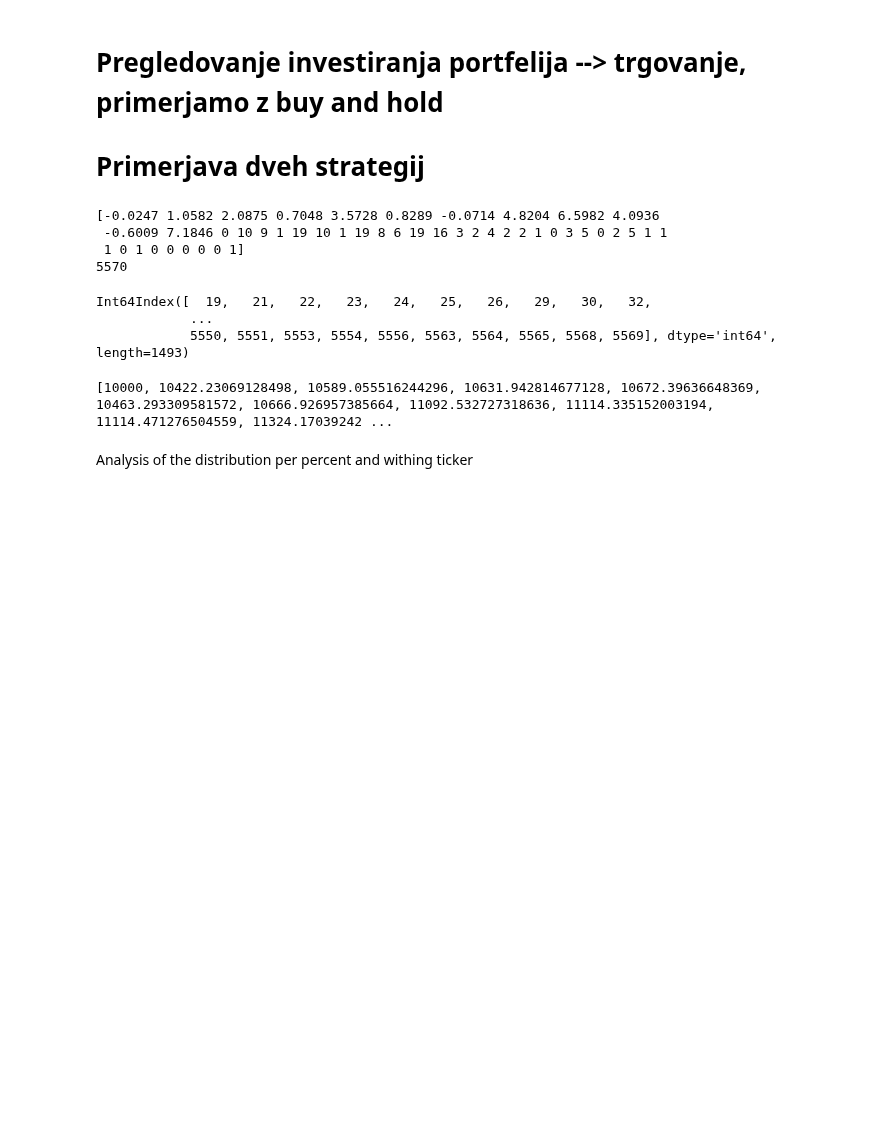
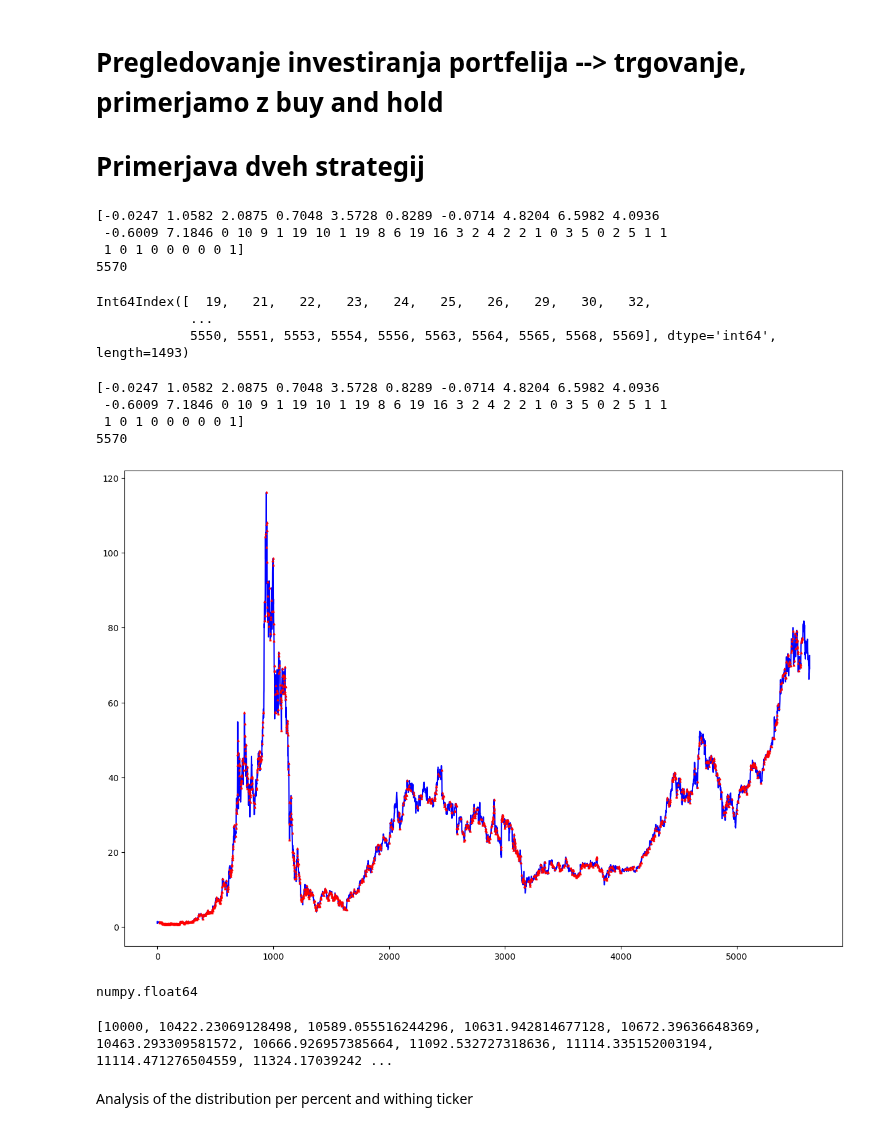
Before and after one commit to cookie1111/diplo, a Jupyter notebook: data_explorer.ipynb, the cells around one changed output. Saved outputs shown, nothing was run; the diff lists cells and outputs as text; code cells hidden in the pictures; blank space fills up the shorter version.

Commit message:
visualised the predictions, did a bit of investment strategy groundwork next: looking intoalternative classification scores f0.5 has potential

```diff
--- a/data_explorer.ipynb
+++ b/data_explorer.ipynb
@@ -1192,0 +1189,15 @@ def investment_based_on_pivots(df,pivots):
+# %%
+def visualize_pivot_points(pivots,stock):
+    plt.plot(range(len(stock.open)),stock.open,color='b',zorder=0)
+    plt.scatter(pivots,stock.open.iloc[pivots],marker='^',color='r',s=4,zorder=1)
+    plt.show()
+
+pivots = combined_filter_strategy(res.loc[(res["Ticker"] == "AABA") & (res["Percent"] == 10)]['Train_solution'].iloc[0],ticker400_data['AABA'].iloc[int(len(ticker400_data)/4*3)].date,ticker400_data['AABA'],n_lagged = 20)
+stock = ticker400_data["AABA"]
+visualize_pivot_points(pivots,stock)
+# %% [output]
+[-0.0247 1.0582 2.0875 0.7048 3.5728 0.8289 -0.0714 4.8204 6.5982 4.0936
+ -0.6009 7.1846 0 10 9 1 19 10 1 19 8 6 19 16 3 2 4 2 2 1 0 3 5 0 2 5 1 1
+ 1 0 1 0 0 0 0 0 1]
+5570
+[figure, added]
@@ -1193,3 +1255,7 @@ def investment_based_on_pivots(df,pivots):
+# %%
+ticker400_data["AABA"].iloc[0].open
+# %% [output]
+numpy.float64
 # %%
 class StratTester:
 
```
Also changed, not shown: parts of 3 cells of this notebook.
